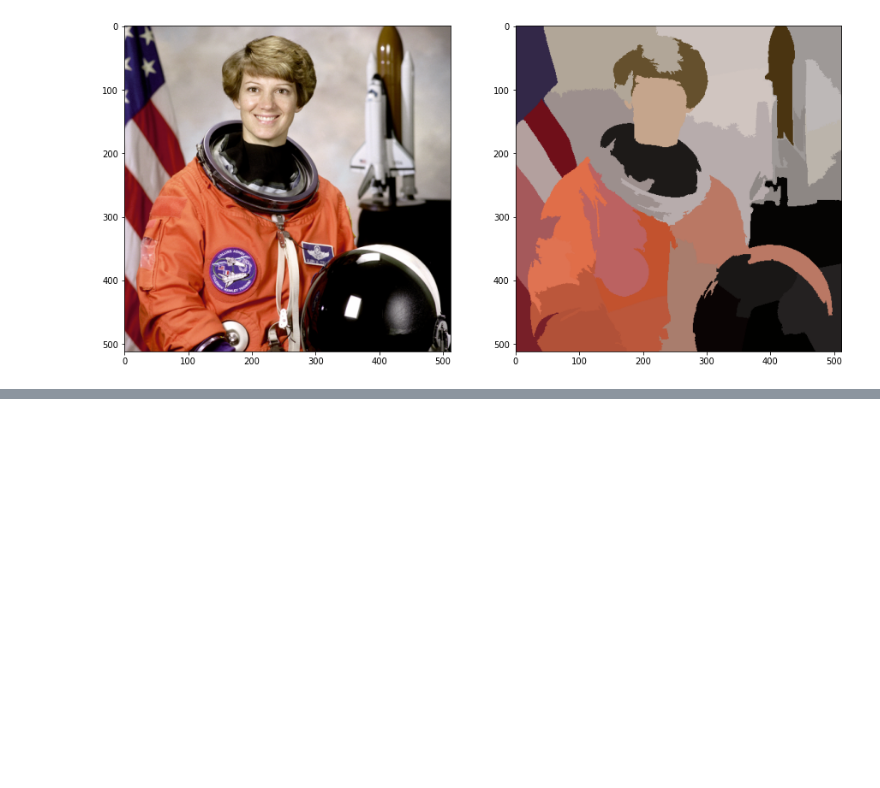
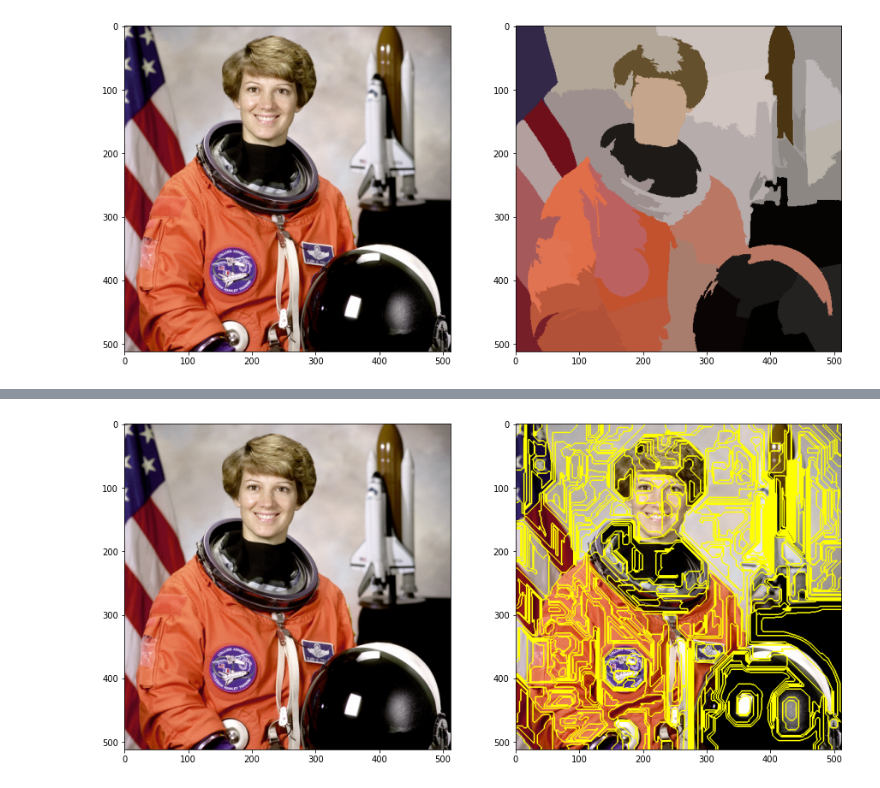
Before and after one commit to felypemaciel/atlantico-bootcamp, a Jupyter notebook: trailhead/visao_computacional/scikit/01_scikit_image.ipynb, the cells around one changed output, grey strips where cells are left out. Saved outputs shown, nothing was run; the diff lists cells and outputs as text; code cells hidden in the pictures; blank space fills up the shorter version.

```diff
--- a/trailhead/visao_computacional/scikit/01_scikit_image.ipynb
+++ b/trailhead/visao_computacional/scikit/01_scikit_image.ipynb
@@ -197,0 +204,11 @@ plt.show()
+# %%
+from skimage.segmentation import felzenszwalb
+size = 100
+astronaut_segments = felzenszwalb(astronaut, scale=2, sigma=5, min_size=100)
+
+plt.figure(figsize=(15,15))
+plt.subplot(121), plt.imshow(astronaut)
+plt.subplot(122), plt.imshow(mark_boundaries(astronaut, astronaut_segments))
+plt.show()
+# %% [output]
+[figure, added]
```
Also changed, not shown: parts of 3 cells of this notebook.
